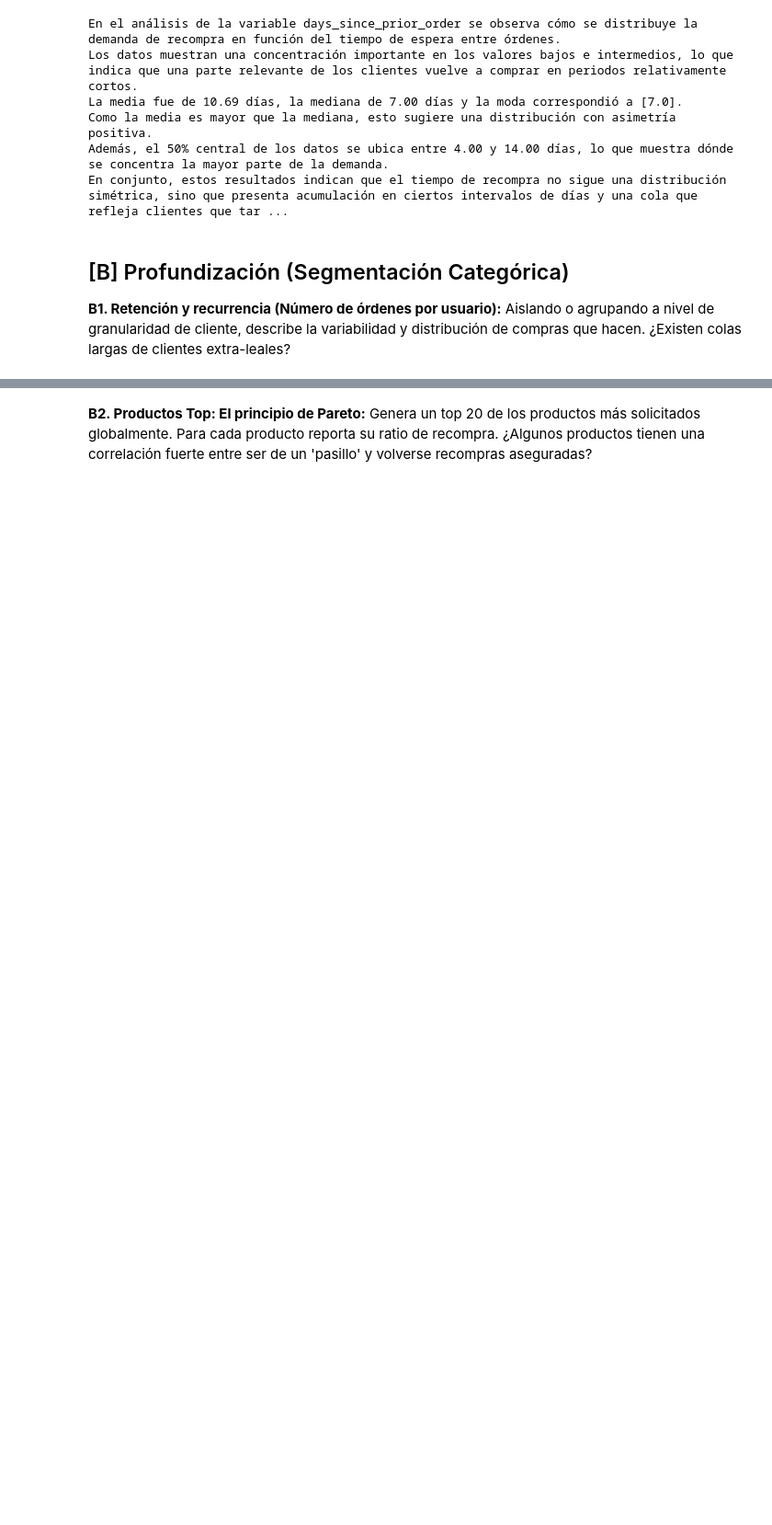
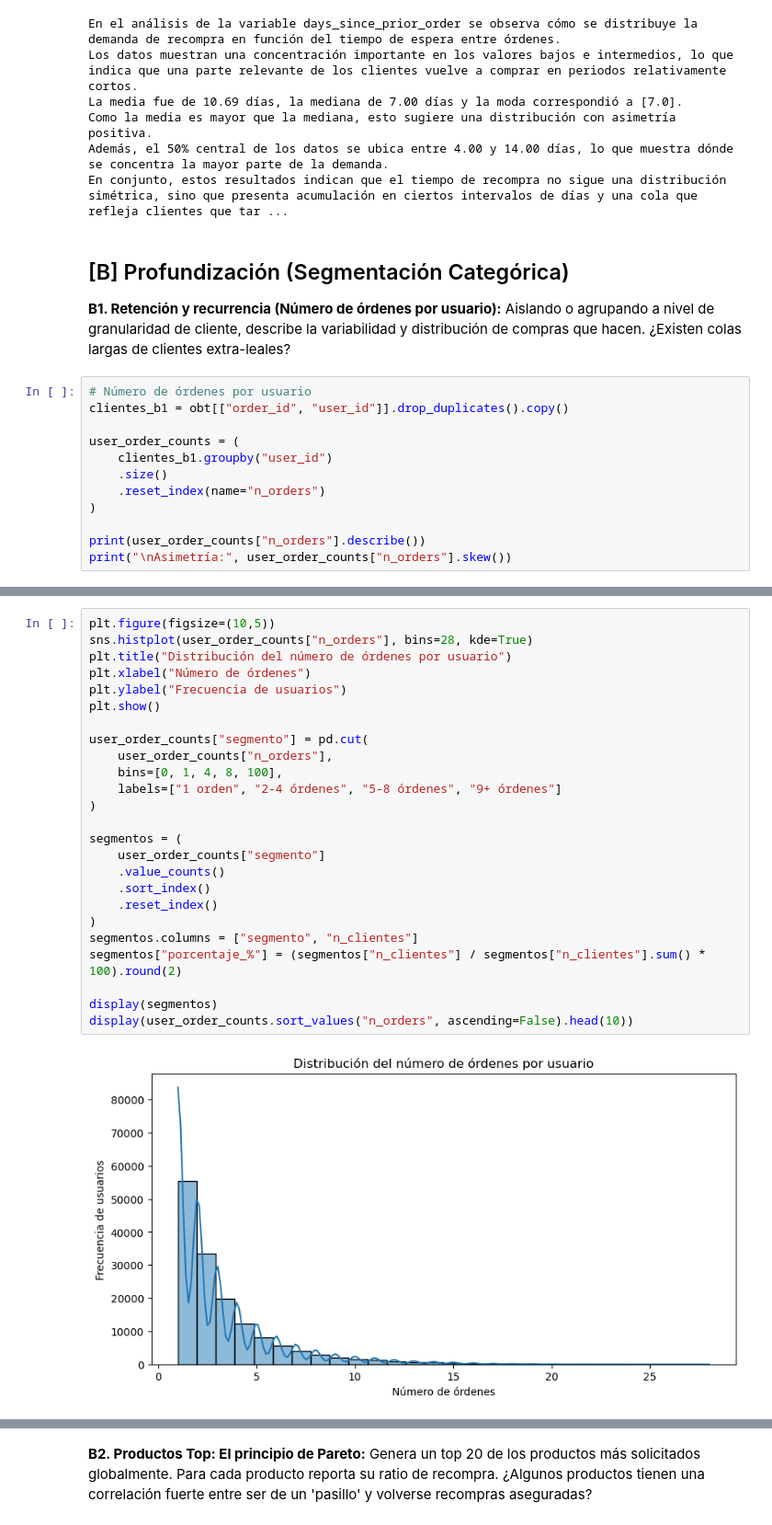
Before and after one commit to gbberru/ds-week-2, a Jupyter notebook: taller_3_Gustavo_Berru.ipynb, the cells around one changed output, grey strips where cells are left out. Shown at 92% size. Drawn from its saved outputs; the diff is of its cells as text; blank space fills up the shorter version.

```diff
--- a/taller_3_Gustavo_Berru.ipynb
+++ b/taller_3_Gustavo_Berru.ipynb
@@ -1173,3 +1173,15 @@ En conjunto, estos resultados indican que el tiempo de recompra no sigue una dis
 
 **B1. Retención y recurrencia (Número de órdenes por usuario):**
 Aislando o agrupando a nivel de granularidad de cliente, describe la variabilidad y distribución de compras que hacen. ¿Existen colas largas de clientes extra-leales?
+# %%
+# Número de órdenes por usuario
+clientes_b1 = obt[["order_id", "user_id"]].drop_duplicates().copy()
+
+user_order_counts = (
+    clientes_b1.groupby("user_id")
+    .size()
+    .reset_index(name="n_orders")
+)
+
+print(user_order_counts["n_orders"].describe())
+print("\nAsimetría:", user_order_counts["n_orders"].skew())
@@ -1175,0 +1200,27 @@ Aislando o agrupando a nivel de granularidad de cliente, describe la variabilida
+# %%
+plt.figure(figsize=(10,5))
+sns.histplot(user_order_counts["n_orders"], bins=28, kde=True)
+plt.title("Distribución del número de órdenes por usuario")
+plt.xlabel("Número de órdenes")
+plt.ylabel("Frecuencia de usuarios")
+plt.show()
+
+user_order_counts["segmento"] = pd.cut(
+    user_order_counts["n_orders"],
+    bins=[0, 1, 4, 8, 100],
+    labels=["1 orden", "2-4 órdenes", "5-8 órdenes", "9+ órdenes"]
+)
+
+segmentos = (
+    user_order_counts["segmento"]
+    .value_counts()
+    .sort_index()
+    .reset_index()
+)
+segmentos.columns = ["segmento", "n_clientes"]
+segmentos["porcentaje_%"] = (segmentos["n_clientes"] / segmentos["n_clientes"].sum() * 100).round(2)
+
+display(segmentos)
+display(user_order_counts.sort_values("n_orders", ascending=False).head(10))
+# %% [output]
+[figure, added]
```
Also changed, not shown: parts of 18 cells of this notebook.
